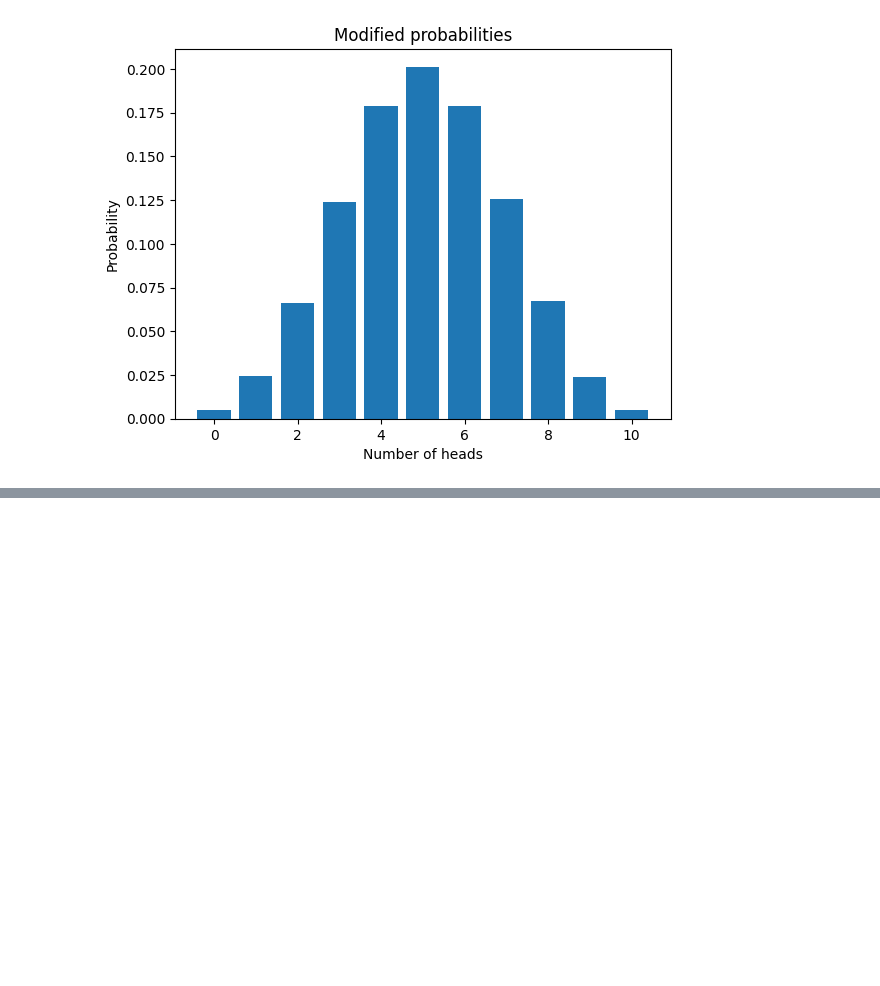
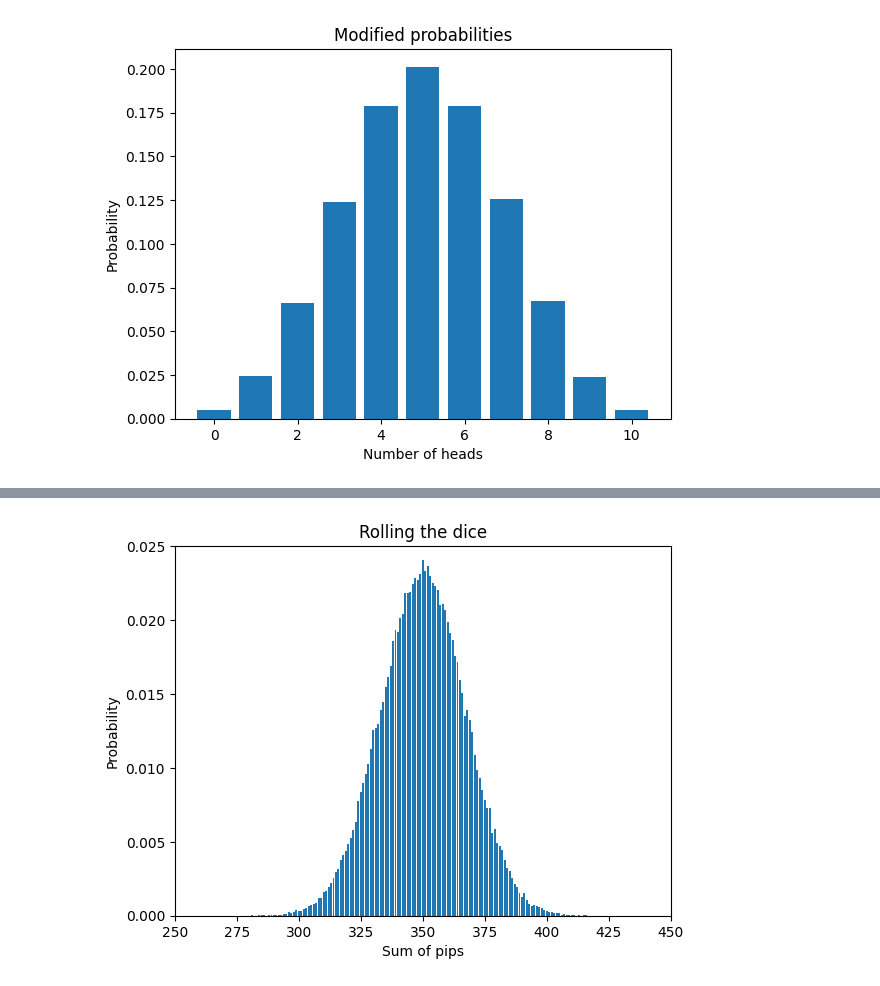
Before and after one commit to ilpovirt/Data_and_math_2025, a Jupyter notebook: Exercises_15.10.2025.ipynb, the cells around one changed output, grey strips where cells are left out. Saved outputs shown, nothing was run; the diff lists cells and outputs as text; code cells hidden in the pictures; blank space fills up the shorter version.

```diff
--- a/Exercises_15.10.2025.ipynb
+++ b/Exercises_15.10.2025.ipynb
@@ -141,0 +223,9 @@ plt.show()
+# %%
+plt.bar(result[:,0],result[:,1]/n)
+plt.xlabel('Sum of pips')
+plt.ylabel('Probability')
+plt.title('Rolling the dice')
+plt.axis([250,450,0,0.025])
+plt.show()
+# %% [output]
+[figure, added]
```
Also changed, not shown: parts of 2 cells of this notebook.
